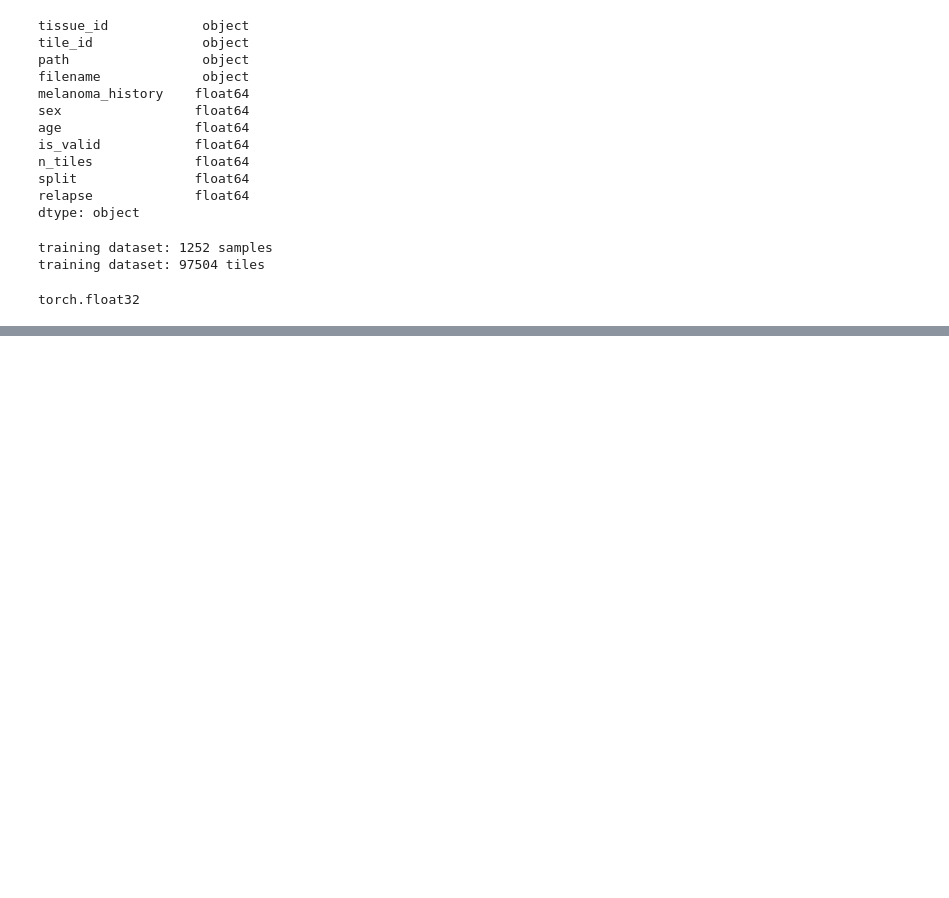
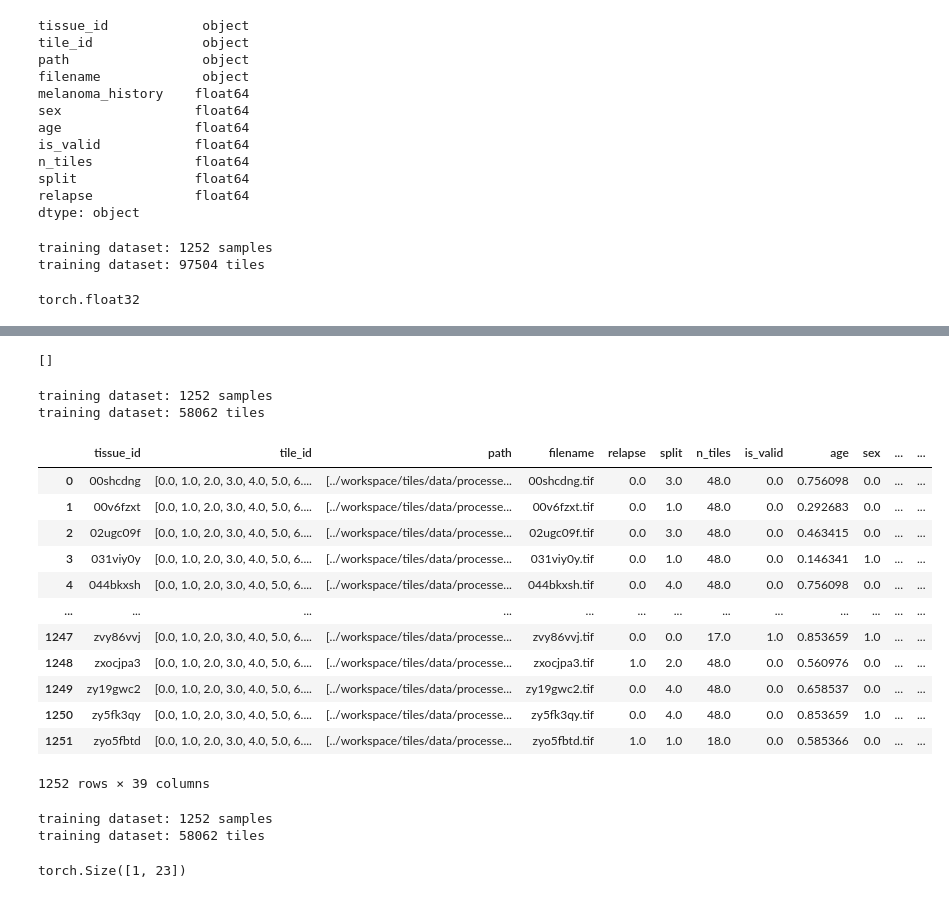
Before and after one commit to Graham-Broughton/visiomel-melanoma-runtime, a Jupyter notebook: notebooks/5.Hist.ipynb, the cells around one changed output, grey strips where cells are left out. Cells and saved outputs as stored; diff of their text form; code cells hidden in the pictures; blank space fills up the shorter version.

```diff
--- a/notebooks/5.Hist.ipynb
+++ b/notebooks/5.Hist.ipynb
@@ -130,6 +152,3 @@ meta.dtype
 torch.float32
 # %%
 %matplotlib inline
-# %%
-x, y = dls.valid.one_batch()
-x.shape
@@ -137,0 +177,43 @@ torch.Size([1, 48, 3, 512, 512])
+# %%
+ids = pd.DataFrame(df['filename'])
+df1 = df2 = df3 = df4 = ids.copy()
+df1['col1'] = 0
+df2['col1'] = 1
+df3['col1'] = 2
+df4['col1'] = 3
+dfs = [df1, df2, df3, df4]
+[]
+# %% [output]
+[]
+# %%
+df = dataloading.Dataset.get_dftrain('../workspace/tiles/data/processed/64/0/', 5, 42, 0)
+df1 = df.groupby('tissue_id').agg({
+            'tile_id': list, 'path': list})
+df2 = df.drop(['path', 'tile_id'], axis=1).groupby('tissue_id').agg(lambda x: x.head(1))
+dftrain = pd.merge(df1, df2, on='tissue_id').reset_index()
+dftrain = pd.concat([dftrain, pd.get_dummies(dftrain['body_site']).astype(np.float32)], axis=1).drop('body_site', axis=1)
+dftrain
+# %% [output]
+training dataset: 1252 samples
+training dataset: 58062 tiles
+|  | tissue_id | tile_id | path | filename | relapse | split | n_tiles | is_valid | age | sex | ... | ... |
+| 0 | 00shcdng | [0.0, 1.0, 2.0, 3.0, 4.0, 5.0, 6.... | [../workspace/tiles/data/processe... | 00shcdng.tif | 0.0 | 3.0 | 48.0 | 0.0 | 0.756098 | 0.0 | ... | ... |
+| 1 | 00v6fzxt | [0.0, 1.0, 2.0, 3.0, 4.0, 5.0, 6.... | [../workspace/tiles/data/processe... | 00v6fzxt.tif | 0.0 | 1.0 | 48.0 | 0.0 | 0.292683 | 0.0 | ... | ... |
+| 2 | 02ugc09f | [0.0, 1.0, 2.0, 3.0, 4.0, 5.0, 6.... | [../workspace/tiles/data/processe... | 02ugc09f.tif | 0.0 | 3.0 | 48.0 | 0.0 | 0.463415 | 0.0 | ... | ... |
+| 3 | 031viy0y | [0.0, 1.0, 2.0, 3.0, 4.0, 5.0, 6.... | [../workspace/tiles/data/processe... | 031viy0y.tif | 0.0 | 1.0 | 48.0 | 0.0 | 0.146341 | 1.0 | ... | ... |
+| 4 | 044bkxsh | [0.0, 1.0, 2.0, 3.0, 4.0, 5.0, 6.... | [../workspace/tiles/data/processe... | 044bkxsh.tif | 0.0 | 4.0 | 48.0 | 0.0 | 0.756098 | 0.0 | ... | ... |
+| ... | ... | ... | ... | ... | ... | ... | ... | ... | ... | ... | ... | ... |
+| 1247 | zvy86vvj | [0.0, 1.0, 2.0, 3.0, 4.0, 5.0, 6.... | [../workspace/tiles/data/processe... | zvy86vvj.tif | 0.0 | 0.0 | 17.0 | 1.0 | 0.853659 | 1.0 | ... | ... |
+| 1248 | zxocjpa3 | [0.0, 1.0, 2.0, 3.0, 4.0, 5.0, 6.... | [../workspace/tiles/data/processe... | zxocjpa3.tif | 1.0 | 2.0 | 48.0 | 0.0 | 0.560976 | 0.0 | ... | ... |
+| 1249 | zy19gwc2 | [0.0, 1.0, 2.0, 3.0, 4.0, 5.0, 6.... | [../workspace/tiles/data/processe... | zy19gwc2.tif | 0.0 | 4.0 | 48.0 | 0.0 | 0.658537 | 0.0 | ... | ... |
+| 1250 | zy5fk3qy | [0.0, 1.0, 2.0, 3.0, 4.0, 5.0, 6.... | [../workspace/tiles/data/processe... | zy5fk3qy.tif | 0.0 | 4.0 | 48.0 | 0.0 | 0.853659 | 1.0 | ... | ... |
+| 1251 | zyo5fbtd | [0.0, 1.0, 2.0, 3.0, 4.0, 5.0, 6.... | [../workspace/tiles/data/processe... | zyo5fbtd.tif | 1.0 | 1.0 | 18.0 | 0.0 | 0.585366 | 0.0 | ... | ... |
+1252 rows × 39 columns
+# %%
+ds = dataloading.Dataset('../workspace/tiles/data/processed/64/0/', 5, 42, 0, 48, 48, 512, isval=False)
+dl = DataLoader(ds, 1, True)
+ds[0][1].shape
+# %% [output]
+training dataset: 1252 samples
+training dataset: 58062 tiles
+torch.Size([1, 23])
```
Also changed, not shown: parts of 7 cells of this notebook, 56 other files.
